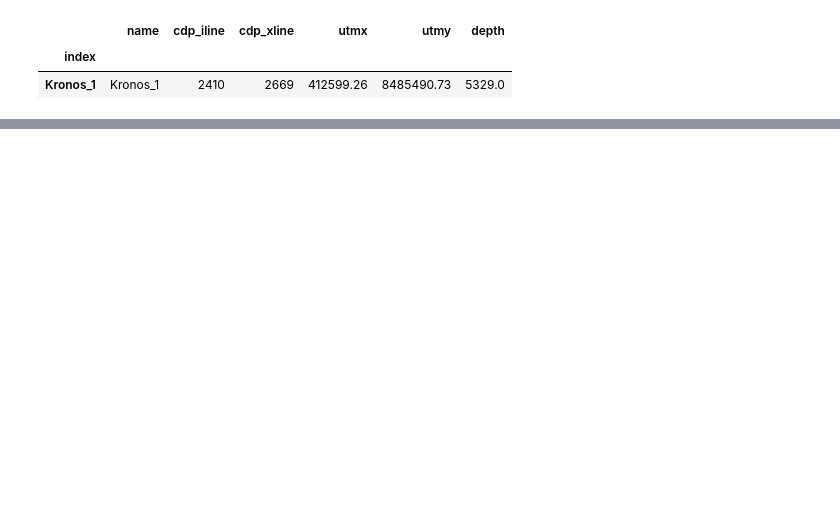
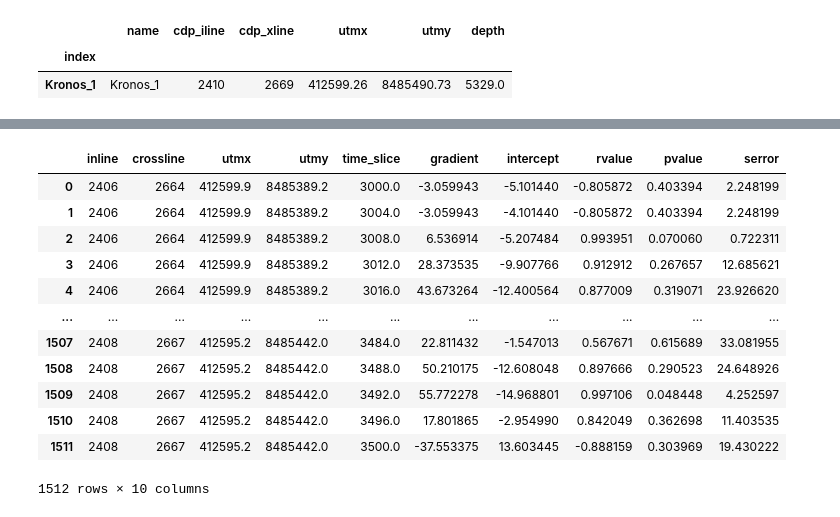
Before and after one commit to lsdR94/TEG, a Jupyter notebook: notebooks/Prestack Characterization Tool.ipynb, the cells around one changed output, grey strips where cells are left out. Saved outputs shown, nothing was run; the diff lists cells and outputs as text; code cells hidden in the pictures; blank space fills up the shorter version.

```diff
--- a/notebooks/Prestack Characterization Tool.ipynb
+++ b/notebooks/Prestack Characterization Tool.ipynb
@@ -2931,0 +3118,20 @@ PCT.Wiggle.get_wiggle()
+# %%
+df= PCT.AVOModule.attributes_organization((PCT.inlines[1], PCT.inlines[3]),
+                                          (PCT.crosslines[0], PCT.crosslines[3]),
+                                          (3000, 3500))
+
+df
+# %% [output]
+|  | inline | crossline | utmx | utmy | time_slice | gradient | intercept | rvalue | pvalue | serror |
+| 0 | 2406 | 2664 | 412599.9 | 8485389.2 | 3000.0 | -3.059943 | -5.101440 | -0.805872 | 0.403394 | 2.248199 |
+| 1 | 2406 | 2664 | 412599.9 | 8485389.2 | 3004.0 | -3.059943 | -4.101440 | -0.805872 | 0.403394 | 2.248199 |
+| 2 | 2406 | 2664 | 412599.9 | 8485389.2 | 3008.0 | 6.536914 | -5.207484 | 0.993951 | 0.070060 | 0.722311 |
+| 3 | 2406 | 2664 | 412599.9 | 8485389.2 | 3012.0 | 28.373535 | -9.907766 | 0.912912 | 0.267657 | 12.685621 |
+| 4 | 2406 | 2664 | 412599.9 | 8485389.2 | 3016.0 | 43.673264 | -12.400564 | 0.877009 | 0.319071 | 23.926620 |
+| ... | ... | ... | ... | ... | ... | ... | ... | ... | ... | ... |
+| 1507 | 2408 | 2667 | 412595.2 | 8485442.0 | 3484.0 | 22.811432 | -1.547013 | 0.567671 | 0.615689 | 33.081955 |
+| 1508 | 2408 | 2667 | 412595.2 | 8485442.0 | 3488.0 | 50.210175 | -12.608048 | 0.897666 | 0.290523 | 24.648926 |
+| 1509 | 2408 | 2667 | 412595.2 | 8485442.0 | 3492.0 | 55.772278 | -14.968801 | 0.997106 | 0.048448 | 4.252597 |
+| 1510 | 2408 | 2667 | 412595.2 | 8485442.0 | 3496.0 | 17.801865 | -2.954990 | 0.842049 | 0.362698 | 11.403535 |
+| 1511 | 2408 | 2667 | 412595.2 | 8485442.0 | 3500.0 | -37.553375 | 13.603445 | -0.888159 | 0.303969 | 19.430222 |
+1512 rows × 10 columns
```
Also changed, not shown: parts of 43 cells of this notebook, 6 other files.
